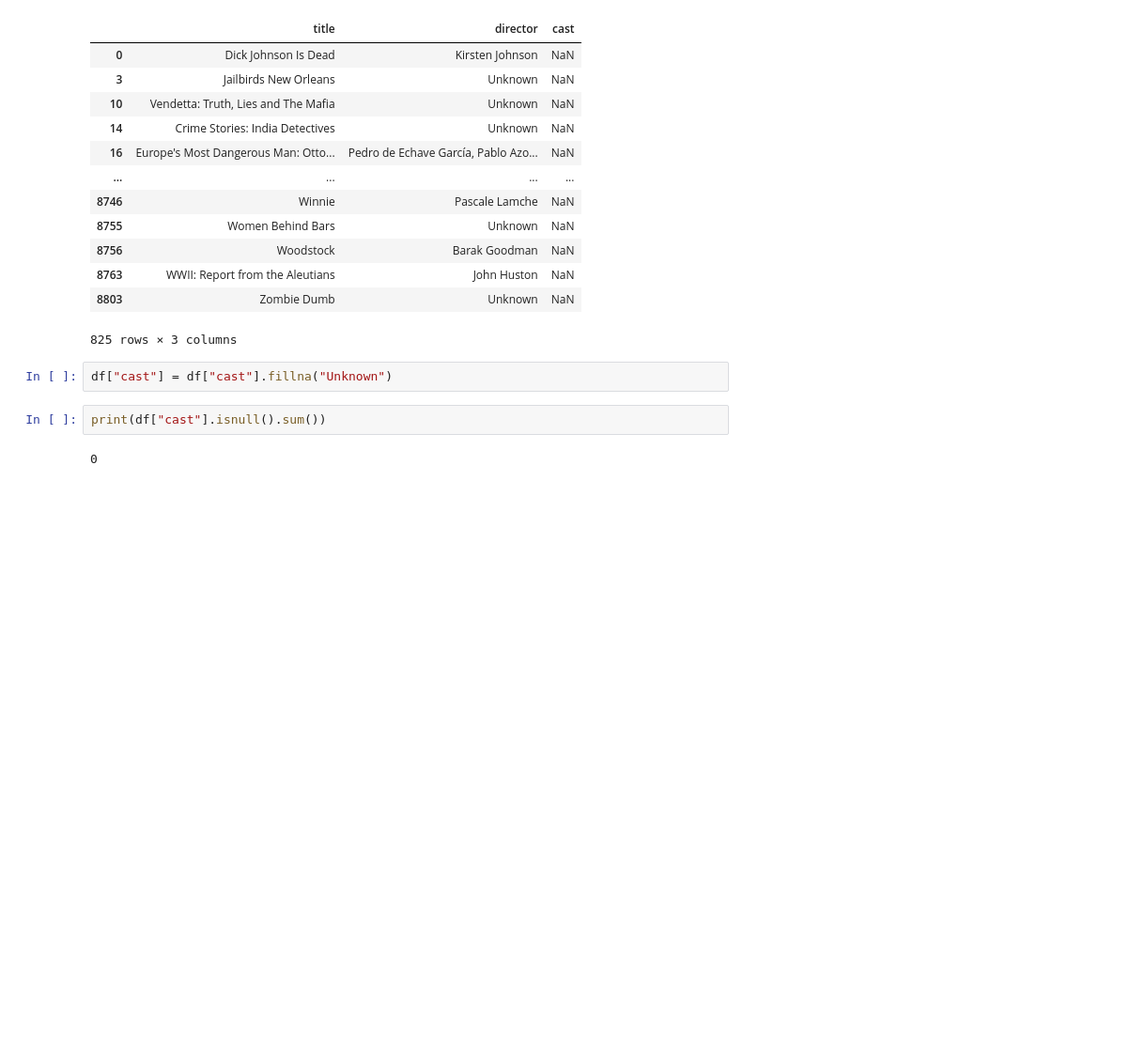
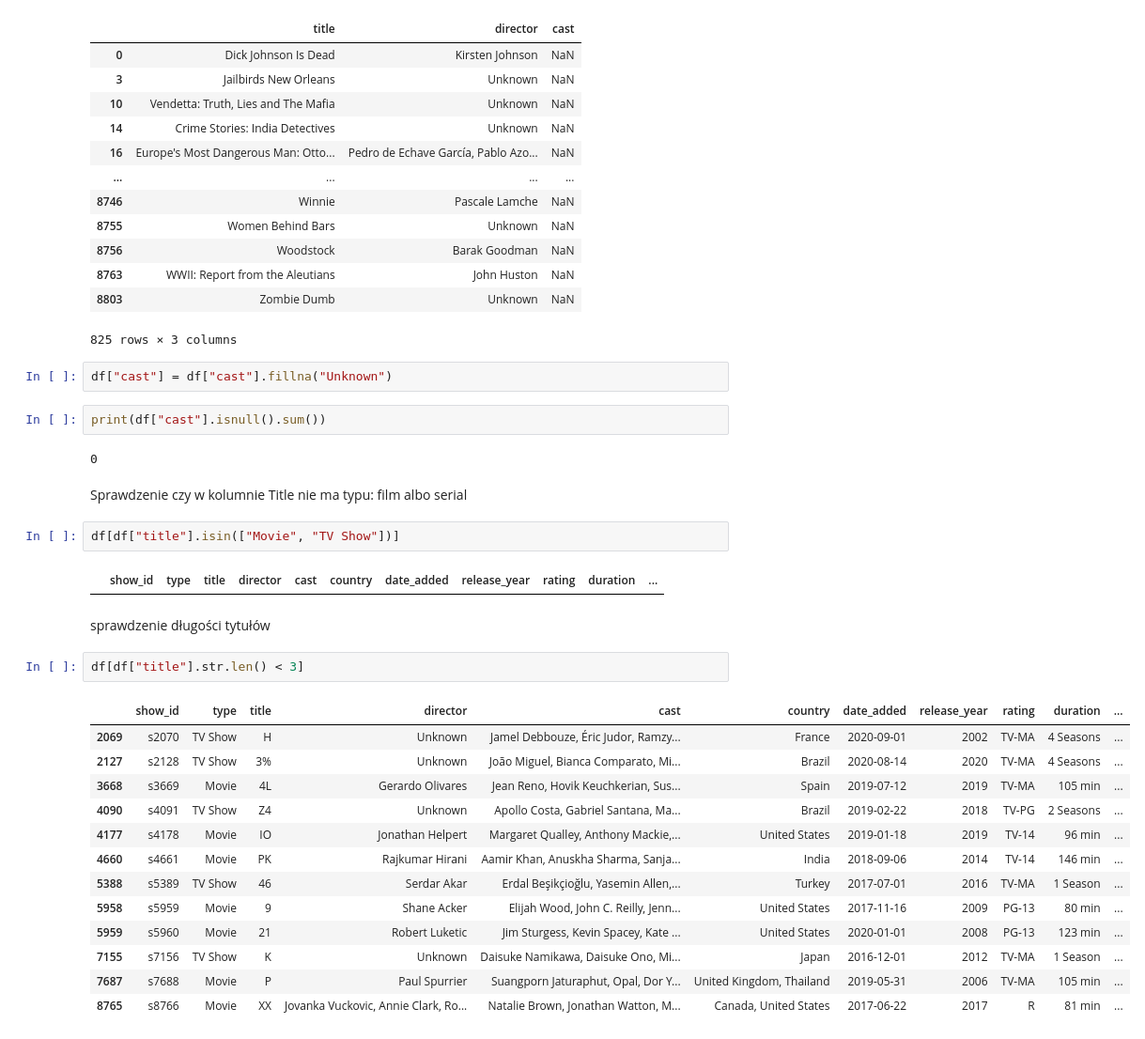
Before and after one commit to martafreund/analiza, a Jupyter notebook: netfix_cleaning.ipynb, the cells around one changed output. Shown at 94% size. Saved outputs shown, nothing was run; the diff lists cells and outputs as text; blank space fills up the shorter version.

```diff
--- a/netfix_cleaning.ipynb
+++ b/netfix_cleaning.ipynb
@@ -173,3 +173,27 @@ df["cast"] = df["cast"].fillna("Unknown")
 print(df["cast"].isnull().sum())
 # %% [output]
 0
+# %% [markdown]
+Sprawdzenie czy w kolumnie Title nie ma typu: film albo serial
+# %%
+df[df["title"].isin(["Movie", "TV Show"])]
+# %% [output]
+|  | show_id | type | title | director | cast | country | date_added | release_year | rating | duration | ... |
+# %% [markdown]
+sprawdzenie długości tytułów
+# %%
+df[df["title"].str.len() < 3]
+# %% [output]
+|  | show_id | type | title | director | cast | country | date_added | release_year | rating | duration | ... |
+| 2069 | s2070 | TV Show | H | Unknown | Jamel Debbouze, Éric Judor, Ramzy... | France | 2020-09-01 | 2002 | TV-MA | 4 Seasons | ... |
+| 2127 | s2128 | TV Show | 3% | Unknown | João Miguel, Bianca Comparato, Mi... | Brazil | 2020-08-14 | 2020 | TV-MA | 4 Seasons | ... |
+| 3668 | s3669 | Movie | 4L | Gerardo Olivares | Jean Reno, Hovik Keuchkerian, Sus... | Spain | 2019-07-12 | 2019 | TV-MA | 105 min | ... |
+| 4090 | s4091 | TV Show | Z4 | Unknown | Apollo Costa, Gabriel Santana, Ma... | Brazil | 2019-02-22 | 2018 | TV-PG | 2 Seasons | ... |
+| 4177 | s4178 | Movie | IO | Jonathan Helpert | Margaret Qualley, Anthony Mackie,... | United States | 2019-01-18 | 2019 | TV-14 | 96 min | ... |
+| 4660 | s4661 | Movie | PK | Rajkumar Hirani | Aamir Khan, Anuskha Sharma, Sanja... | India | 2018-09-06 | 2014 | TV-14 | 146 min | ... |
+| 5388 | s5389 | TV Show | 46 | Serdar Akar | Erdal Beşikçioğlu, Yasemin Allen,... | Turkey | 2017-07-01 | 2016 | TV-MA | 1 Season | ... |
+| 5958 | s5959 | Movie | 9 | Shane Acker | Elijah Wood, John C. Reilly, Jenn... | United States | 2017-11-16 | 2009 | PG-13 | 80 min | ... |
+| 5959 | s5960 | Movie | 21 | Robert Luketic | Jim Sturgess, Kevin Spacey, Kate ... | United States | 2020-01-01 | 2008 | PG-13 | 123 min | ... |
+| 7155 | s7156 | TV Show | K | Unknown | Daisuke Namikawa, Daisuke Ono, Mi... | Japan | 2016-12-01 | 2012 | TV-MA | 1 Season | ... |
+| 7687 | s7688 | Movie | P | Paul Spurrier | Suangporn Jaturaphut, Opal, Dor Y... | United Kingdom, Thailand | 2019-05-31 | 2006 | TV-MA | 105 min | ... |
+| 8765 | s8766 | Movie | XX | Jovanka Vuckovic, Annie Clark, Ro... | Natalie Brown, Jonathan Watton, M... | Canada, United States | 2017-06-22 | 2017 | R | 81 min | ... |
```
Also changed, not shown: parts of 4 cells of this notebook.
